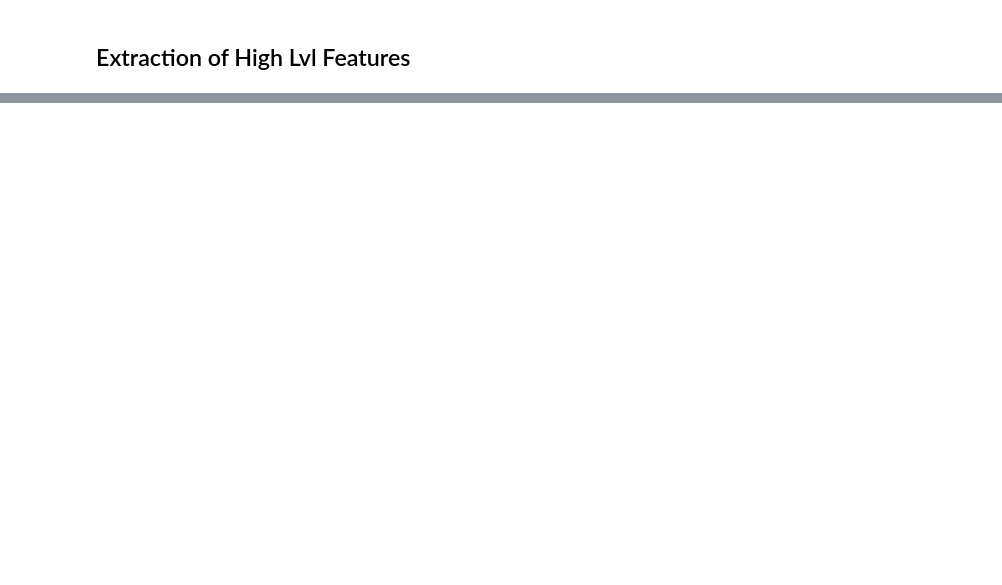
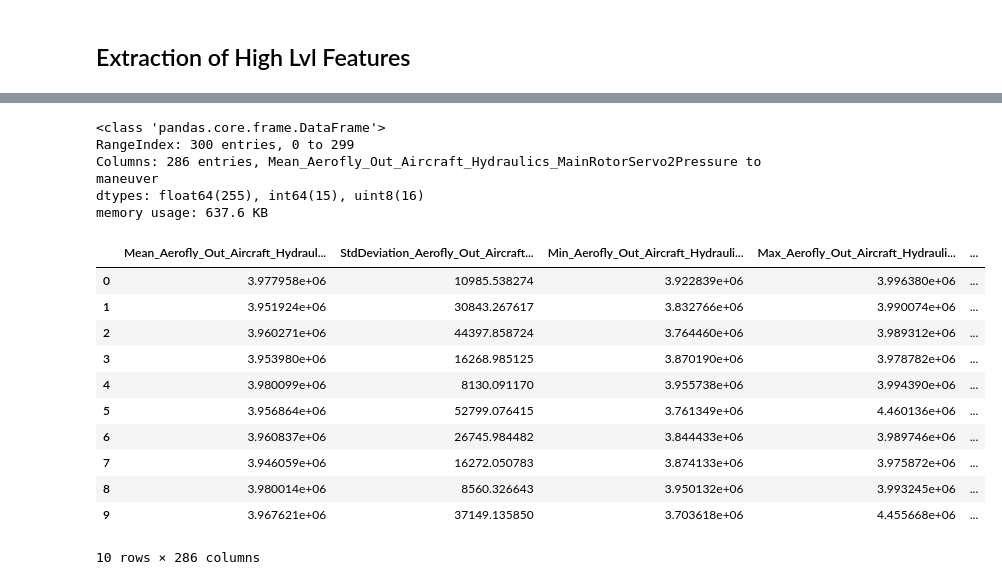
Before and after one commit to schbm/injmol, a Jupyter notebook: main.ipynb, the cells around one changed output, grey strips where cells are left out. Cells and saved outputs as stored; diff of their text form; code cells hidden in the pictures; blank space fills up the shorter version.

```diff
--- a/main.ipynb
+++ b/main.ipynb
@@ -718,0 +768,23 @@ print(processed_df.head())
+# %%
+feature_blocks_df.info()
+# %% [output]
+<class 'pandas.core.frame.DataFrame'>
+RangeIndex: 300 entries, 0 to 299
+Columns: 286 entries, Mean_Aerofly_Out_Aircraft_Hydraulics_MainRotorServo2Pressure to maneuver
+dtypes: float64(255), int64(15), uint8(16)
+memory usage: 637.6 KB
+# %%
+feature_blocks_df.head(10)
+# %% [output]
+|  | Mean_Aerofly_Out_Aircraft_Hydraul... | StdDeviation_Aerofly_Out_Aircraft... | Min_Aerofly_Out_Aircraft_Hydrauli... | Max_Aerofly_Out_Aircraft_Hydrauli... | ... |
+| 0 | 3.977958e+06 | 10985.538274 | 3.922839e+06 | 3.996380e+06 | ... |
+| 1 | 3.951924e+06 | 30843.267617 | 3.832766e+06 | 3.990074e+06 | ... |
+| 2 | 3.960271e+06 | 44397.858724 | 3.764460e+06 | 3.989312e+06 | ... |
+| 3 | 3.953980e+06 | 16268.985125 | 3.870190e+06 | 3.978782e+06 | ... |
+| 4 | 3.980099e+06 | 8130.091170 | 3.955738e+06 | 3.994390e+06 | ... |
+| 5 | 3.956864e+06 | 52799.076415 | 3.761349e+06 | 4.460136e+06 | ... |
+| 6 | 3.960837e+06 | 26745.984482 | 3.844433e+06 | 3.989746e+06 | ... |
+| 7 | 3.946059e+06 | 16272.050783 | 3.874133e+06 | 3.975872e+06 | ... |
+| 8 | 3.980014e+06 | 8560.326643 | 3.950132e+06 | 3.993245e+06 | ... |
+| 9 | 3.967621e+06 | 37149.135850 | 3.703618e+06 | 4.455668e+06 | ... |
+10 rows × 286 columns
```
Also changed, not shown: parts of 17 cells of this notebook.
